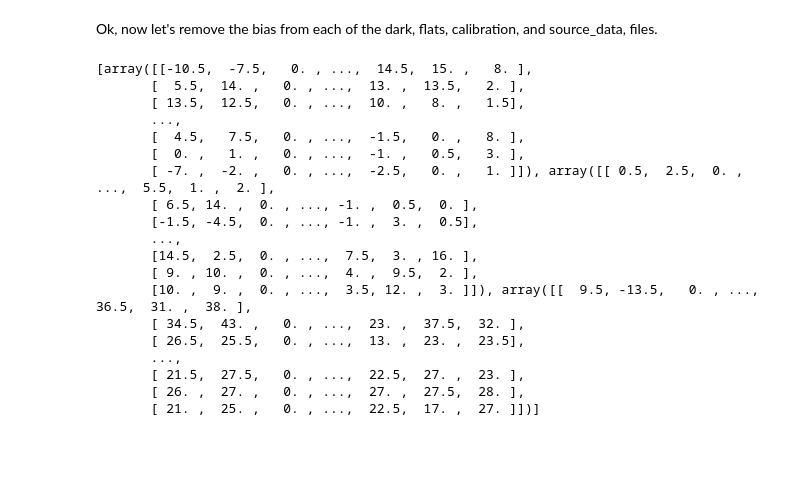
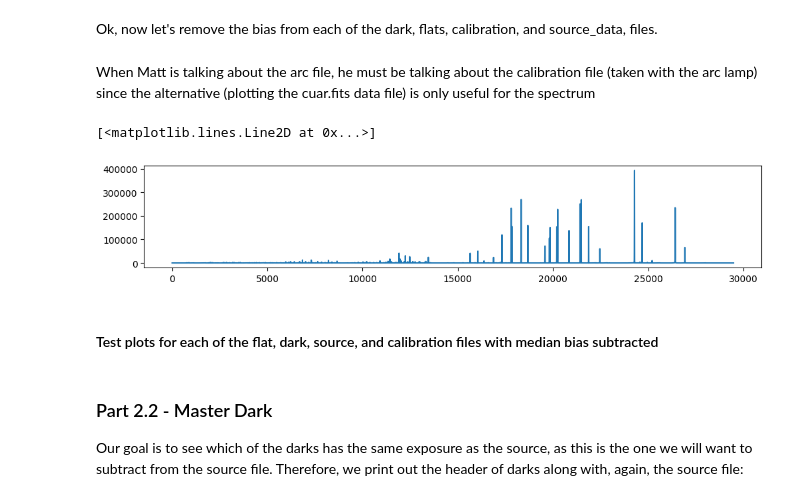
Before and after one commit to mikejafs/phys_641, a Jupyter notebook: projects/p1/Project_1.ipynb, the cells around one changed output. Drawn from its saved outputs; the diff is of its cells as text; code cells hidden in the pictures; blank space fills up the shorter version.

```diff
--- a/projects/p1/Project_1.ipynb
+++ b/projects/p1/Project_1.ipynb
@@ -199,34 +238,45 @@ for file in flat_frames:
     flat_data.append(data)
     flat_files.append(file)
 
+#Now let's subtract the bias from each of the dark and flat frames and both the
+# srouce and calibration (arc) data
 dark_bias = []
 flat_bias = []
-src_bias = []
-calibration_bias = []
+src_bias = 0
+calibration_bias = 0
+
+#Subtract median bias from each of the dark frames
 for num, dark in enumerate(dark_data):
     # print(num)
     # print(dark_data[num])
     dark_data[num] = dark_data[num] - median_bias
 
-print(dark_data)
+#Subtract median bias from each of the flat frames
+for num, flat in enumerate(flat_data):
+    # print(num)
+    # print(dark_data[num])
+    flat_data[num] = flat_data[num] - median_bias
+
+#From the source data
+source_data = s_data - median_bias
+
+#Read in the calibration data, since we didn't do this earlier on
+calibration_data, calibration_file = fits_to_data('./fit_files/calibration.fits')
+
+#Subtract median bias from the arc file
+calibration_data = calibration_data - median_bias
-# %% [output]
-[array([[-10.5,  -7.5,   0. , ...,  14.5,  15. ,   8. ],
-       [  5.5,  14. ,   0. , ...,  13. ,  13.5,   2. ],
-       [ 13.5,  12.5,   0. , ...,  10. ,   8. ,   1.5],
-       ...,
-       [  4.5,   7.5,   0. , ...,  -1.5,   0. ,   8. ],
-       [  0. ,   1. ,   0. , ...,  -1. ,   0.5,   3. ],
-       [ -7. ,  -2. ,   0. , ...,  -2.5,   0. ,   1. ]]), array([[ 0.5,  2.5,  0. , ...,  5.5,  1. ,  2. ],
-       [ 6.5, 14. ,  0. , ..., -1. ,  0.5,  0. ],
-       [-1.5, -4.5,  0. , ..., -1. ,  3. ,  0.5],
-       ...,
-       [14.5,  2.5,  0. , ...,  7.5,  3. , 16. ],
-       [ 9. , 10. ,  0. , ...,  4. ,  9.5,  2. ],
-       [10. ,  9. ,  0. , ...,  3.5, 12. ,  3. ]]), array([[  9.5, -13.5,   0. , ...,  36.5,  31. ,  38. ],
-       [ 34.5,  43. ,   0. , ...,  23. ,  37.5,  32. ],
-       [ 26.5,  25.5,   0. , ...,  13. ,  23. ,  23.5],
-       ...,
-       [ 21.5,  27.5,   0. , ...,  22.5,  27. ,  23. ],
-       [ 26. ,  27. ,   0. , ...,  27. ,  27.5,  28. ],
-       [ 21. ,  25. ,   0. , ...,  22.5,  17. ,  27. ]])]
+# %% [markdown]
+When Matt is talking about the arc file, he must be talking about the calibration file (taken with the arc lamp) since the alternative (plotting the cuar.fits data file) is only useful for the spectrum
+# %%
+cuar_data, _ = fits_to_data('./fit_files/cuar.fits')
+plt.plot(cuar_data)
+# %% [output]
+[<matplotlib.lines.Line2D at 0x...>]
+[figure, added]
+# %% [markdown]
+#### Test plots for each of the flat, dark, source, and calibration files with median bias subtracted
+# %% [markdown]
+### Part 2.2 - Master Dark
+
+Our goal is to see which of the darks has the same exposure as the source, as this is the one we will want to subtract from the source file. Therefore, we print out the header of darks along with, again, the source file:
 # %%
```
Also changed, not shown: parts of 24 cells of this notebook, 4 other files.
